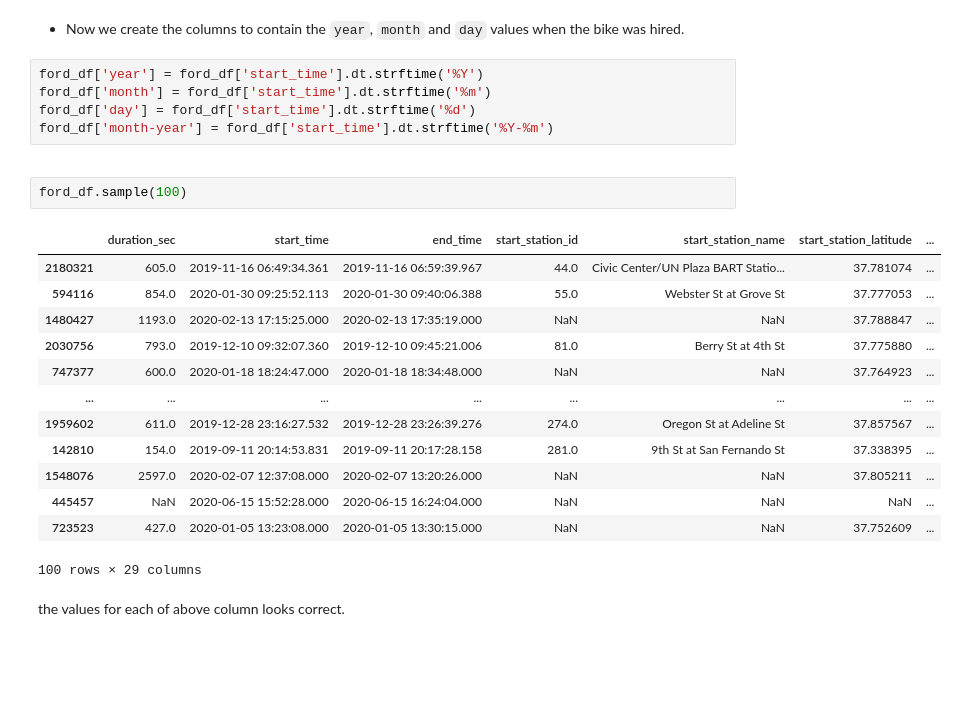
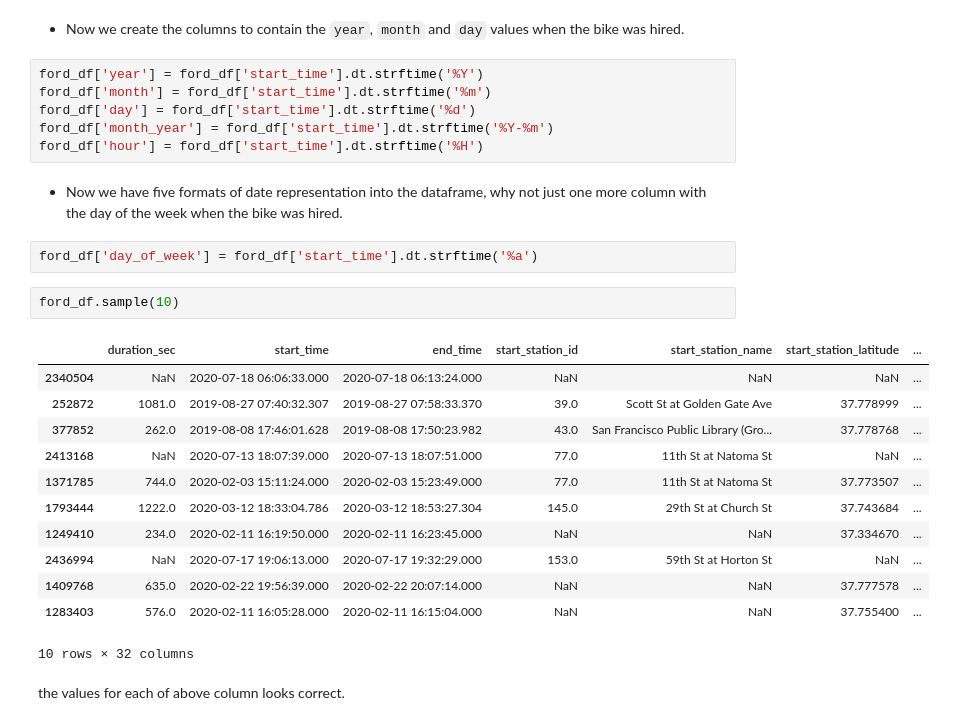
Before and after one commit to anandsimer/Communicate-Data-Findings, a Jupyter notebook: exploration.ipynb, the cells around one changed output. Cells and saved outputs as stored; diff of their text form; blank space fills up the shorter version.

```diff
--- a/exploration.ipynb
+++ b/exploration.ipynb
@@ -400,24 +410,26 @@ ford_df.sample(100)
 ford_df['year'] = ford_df['start_time'].dt.strftime('%Y')
 ford_df['month'] = ford_df['start_time'].dt.strftime('%m')
 ford_df['day'] = ford_df['start_time'].dt.strftime('%d')
-ford_df['month-year'] = ford_df['start_time'].dt.strftime('%Y-%m')
+ford_df['month_year'] = ford_df['start_time'].dt.strftime('%Y-%m')
+ford_df['hour'] = ford_df['start_time'].dt.strftime('%H')
 # %% [markdown]
-<!-- Now we have four formats of date representation into the dataframe, why not just one more column with the  -->
+- Now we have five formats of date representation into the dataframe, why not just one more column with the day of the week when the bike was hired.
+# %%
+ford_df['day_of_week'] = ford_df['start_time'].dt.strftime('%a')
 # %%
-ford_df.sample(100)
+ford_df.sample(10)
 # %% [output]
 |  | duration_sec | start_time | end_time | start_station_id | start_station_name | start_station_latitude | ... |
-| 2180321 | 605.0 | 2019-11-16 06:49:34.361 | 2019-11-16 06:59:39.967 | 44.0 | Civic Center/UN Plaza BART Statio... | 37.781074 | ... |
-| 594116 | 854.0 | 2020-01-30 09:25:52.113 | 2020-01-30 09:40:06.388 | 55.0 | Webster St at Grove St | 37.777053 | ... |
-| 1480427 | 1193.0 | 2020-02-13 17:15:25.000 | 2020-02-13 17:35:19.000 | NaN | NaN | 37.788847 | ... |
-| 2030756 | 793.0 | 2019-12-10 09:32:07.360 | 2019-12-10 09:45:21.006 | 81.0 | Berry St at 4th St | 37.775880 | ... |
-| 747377 | 600.0 | 2020-01-18 18:24:47.000 | 2020-01-18 18:34:48.000 | NaN | NaN | 37.764923 | ... |
-| ... | ... | ... | ... | ... | ... | ... | ... |
-| 1959602 | 611.0 | 2019-12-28 23:16:27.532 | 2019-12-28 23:26:39.276 | 274.0 | Oregon St at Adeline St | 37.857567 | ... |
-| 142810 | 154.0 | 2019-09-11 20:14:53.831 | 2019-09-11 20:17:28.158 | 281.0 | 9th St at San Fernando St | 37.338395 | ... |
-| 1548076 | 2597.0 | 2020-02-07 12:37:08.000 | 2020-02-07 13:20:26.000 | NaN | NaN | 37.805211 | ... |
-| 445457 | NaN | 2020-06-15 15:52:28.000 | 2020-06-15 16:24:04.000 | NaN | NaN | NaN | ... |
-| 723523 | 427.0 | 2020-01-05 13:23:08.000 | 2020-01-05 13:30:15.000 | NaN | NaN | 37.752609 | ... |
+| 2340504 | NaN | 2020-07-18 06:06:33.000 | 2020-07-18 06:13:24.000 | NaN | NaN | NaN | ... |
+| 252872 | 1081.0 | 2019-08-27 07:40:32.307 | 2019-08-27 07:58:33.370 | 39.0 | Scott St at Golden Gate Ave | 37.778999 | ... |
+| 377852 | 262.0 | 2019-08-08 17:46:01.628 | 2019-08-08 17:50:23.982 | 43.0 | San Francisco Public Library (Gro... | 37.778768 | ... |
+| 2413168 | NaN | 2020-07-13 18:07:39.000 | 2020-07-13 18:07:51.000 | 77.0 | 11th St at Natoma St | NaN | ... |
+| 1371785 | 744.0 | 2020-02-03 15:11:24.000 | 2020-02-03 15:23:49.000 | 77.0 | 11th St at Natoma St | 37.773507 | ... |
+| 1793444 | 1222.0 | 2020-03-12 18:33:04.786 | 2020-03-12 18:53:27.304 | 145.0 | 29th St at Church St | 37.743684 | ... |
+| 1249410 | 234.0 | 2020-02-11 16:19:50.000 | 2020-02-11 16:23:45.000 | NaN | NaN | 37.334670 | ... |
+| 2436994 | NaN | 2020-07-17 19:06:13.000 | 2020-07-17 19:32:29.000 | 153.0 | 59th St at Horton St | NaN | ... |
+| 1409768 | 635.0 | 2020-02-22 19:56:39.000 | 2020-02-22 20:07:14.000 | NaN | NaN | 37.777578 | ... |
+| 1283403 | 576.0 | 2020-02-11 16:05:28.000 | 2020-02-11 16:15:04.000 | NaN | NaN | 37.755400 | ... |
-100 rows × 29 columns
+10 rows × 32 columns
 # %% [markdown]
 the values for each of above column looks correct.
```
Also changed, not shown: parts of 28 cells of this notebook.
